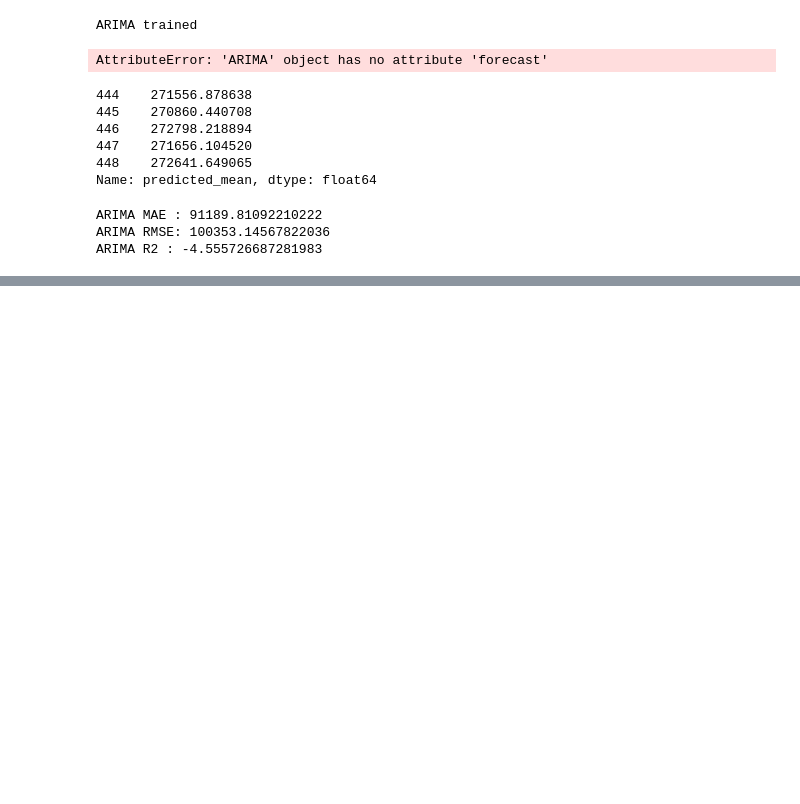
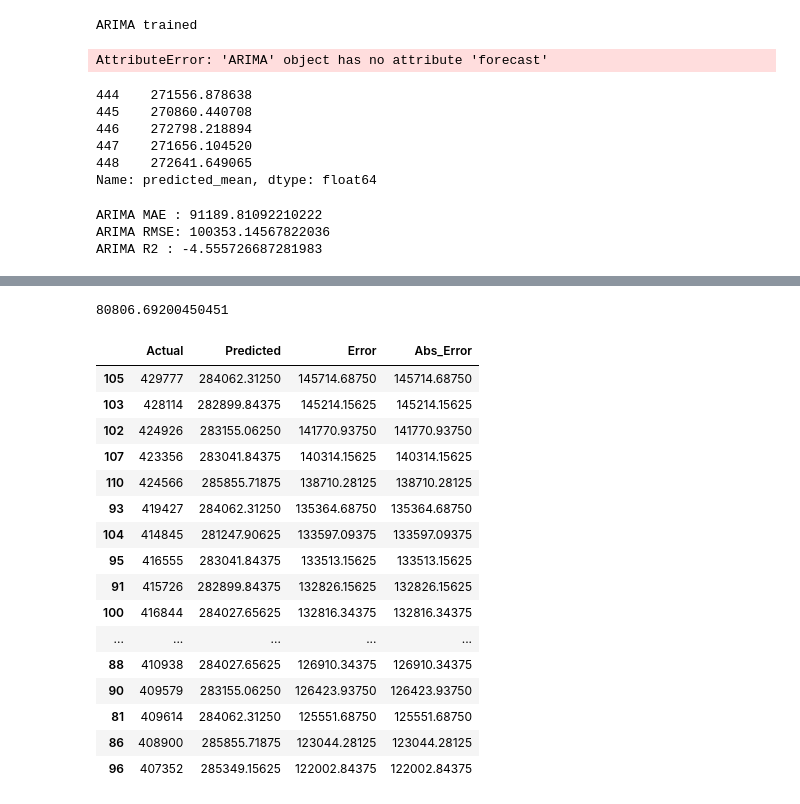
Before and after one commit to khushisingh1935-pixel/Crude-oil-availability, a Jupyter notebook: oil-forecasting.ipynb, the cells around one changed output, grey strips where cells are left out. Cells and saved outputs as stored; diff of their text form; code cells hidden in the pictures; blank space fills up the shorter version.

```diff
--- a/oil-forecasting.ipynb
+++ b/oil-forecasting.ipynb
@@ -2135,0 +2249,22 @@ ARIMA(1,1,1) R2 : -4.593904986589861
+# %%
+from xgboost import XGBRegressor
+
+xgb_model = XGBRegressor(
+    n_estimators=300,
+    learning_rate=0.05,
+    max_depth=3,
+    subsample=0.8,
+    colsample_bytree=0.8,
+    random_state=42
+)
+
+xgb_model.fit(
+    X_train,
+    y_train
+)
+
+xgb_pred = xgb_model.predict(
+    X_test
+)
+
+print("XGBoost trained successfully")
@@ -2135,0 +2407,31 @@ ARIMA(1,1,1) R2 : -4.593904986589861
+# %%
+print(comparison["Error"].abs().mean())
+# %% [output]
+80806.69200450451
+# %%
+comparison["Abs_Error"] = abs(
+    comparison["Actual"] - comparison["Predicted"]
+)
+
+comparison.sort_values(
+    by="Abs_Error",
+    ascending=False
+).head(20)
+# %% [output]
+|  | Actual | Predicted | Error | Abs_Error |
+| 105 | 429777 | 284062.31250 | 145714.68750 | 145714.68750 |
+| 103 | 428114 | 282899.84375 | 145214.15625 | 145214.15625 |
+| 102 | 424926 | 283155.06250 | 141770.93750 | 141770.93750 |
+| 107 | 423356 | 283041.84375 | 140314.15625 | 140314.15625 |
+| 110 | 424566 | 285855.71875 | 138710.28125 | 138710.28125 |
+| 93 | 419427 | 284062.31250 | 135364.68750 | 135364.68750 |
+| 104 | 414845 | 281247.90625 | 133597.09375 | 133597.09375 |
+| 95 | 416555 | 283041.84375 | 133513.15625 | 133513.15625 |
+| 91 | 415726 | 282899.84375 | 132826.15625 | 132826.15625 |
+| 100 | 416844 | 284027.65625 | 132816.34375 | 132816.34375 |
+| ... | ... | ... | ... | ... |
+| 88 | 410938 | 284027.65625 | 126910.34375 | 126910.34375 |
+| 90 | 409579 | 283155.06250 | 126423.93750 | 126423.93750 |
+| 81 | 409614 | 284062.31250 | 125551.68750 | 125551.68750 |
+| 86 | 408900 | 285855.71875 | 123044.28125 | 123044.28125 |
+| 96 | 407352 | 285349.15625 | 122002.84375 | 122002.84375 |
```
Also changed, not shown: parts of 80 cells of this notebook, 1 other file.
